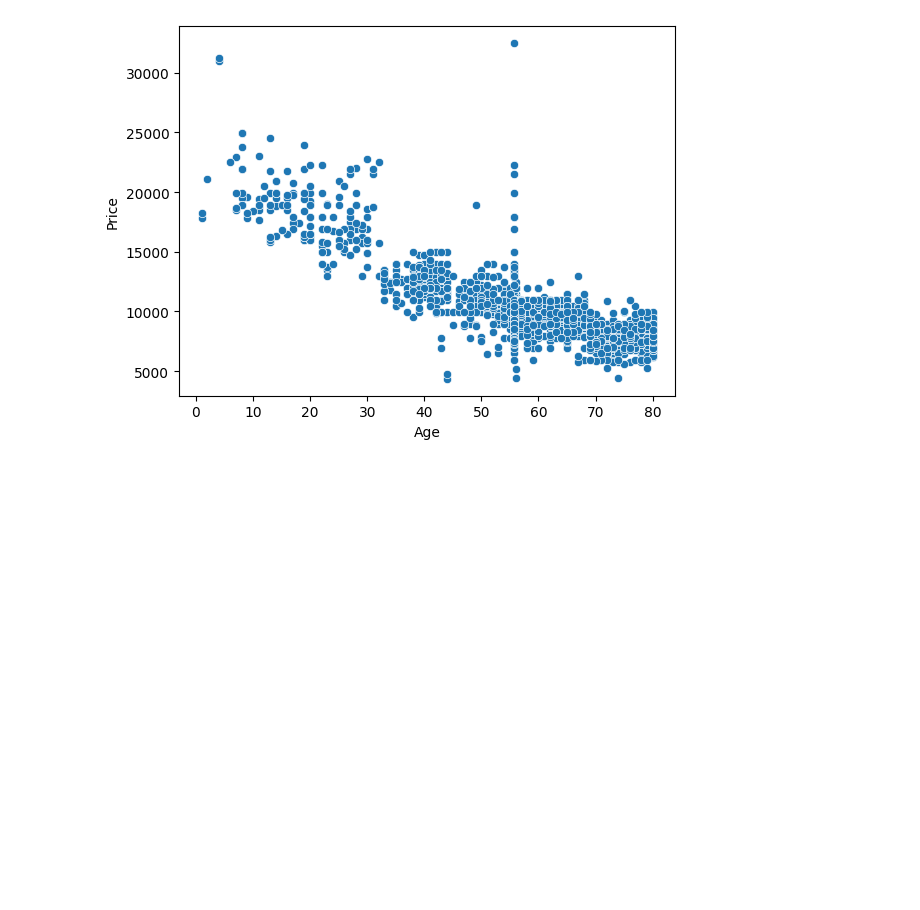
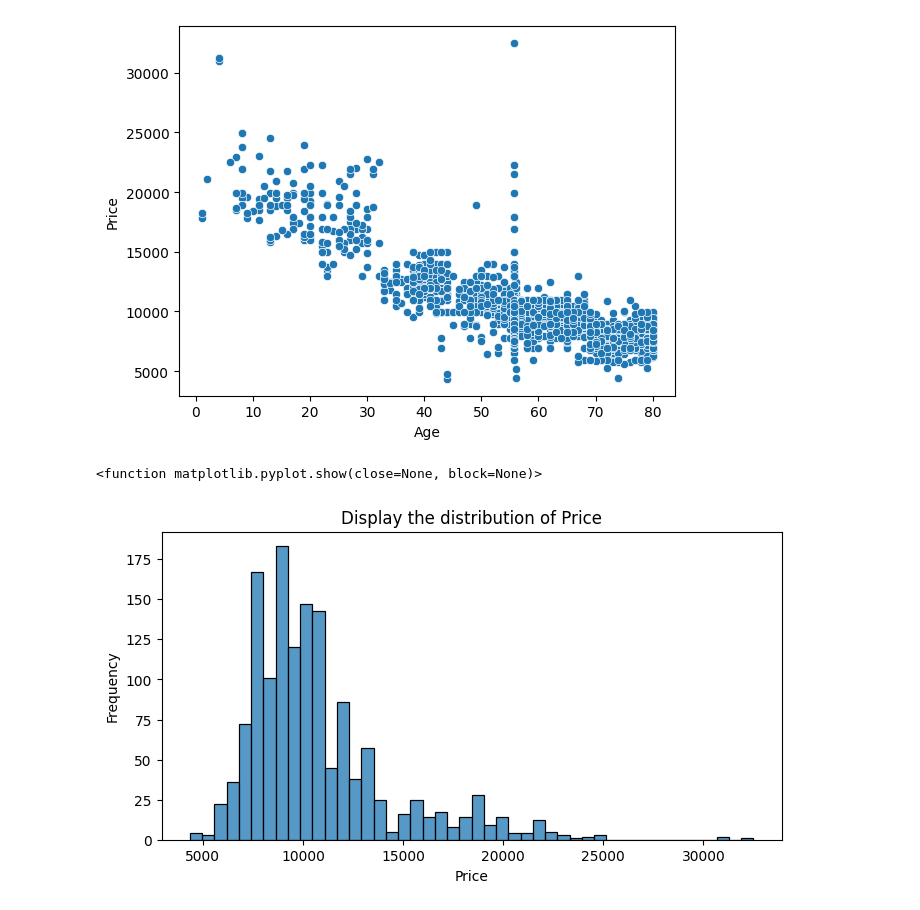
Before and after one commit to Foster-Asare/ds_loading_data, a Jupyter notebook: loading_dataset.ipynb, the cells around one changed output. Saved outputs shown, nothing was run; the diff lists cells and outputs as text; code cells hidden in the pictures; blank space fills up the shorter version.

Commit message:
Evaluation of data

```diff
--- a/loading_dataset.ipynb
+++ b/loading_dataset.ipynb
@@ -711,3 +727,17 @@ sns.scatterplot(data=toyota_df, x='Age', y='Price')
 # %% [output]
 <Axes: xlabel='Age', ylabel='Price'>
 [figure]
+# %%
+## Visualisation for Price
+
+plt.figure(figsize=(8, 4))
+sns.histplot(data=toyota_df, x='Price')
+
+plt.title('Display the distribution of Price')
+plt.xlabel('Price')
+plt.ylabel('Frequency')
+
+plt.show
+# %% [output]
+<function matplotlib.pyplot.show(close=None, block=None)>
+[figure, added]
```
Also changed, not shown: parts of 44 cells of this notebook.
